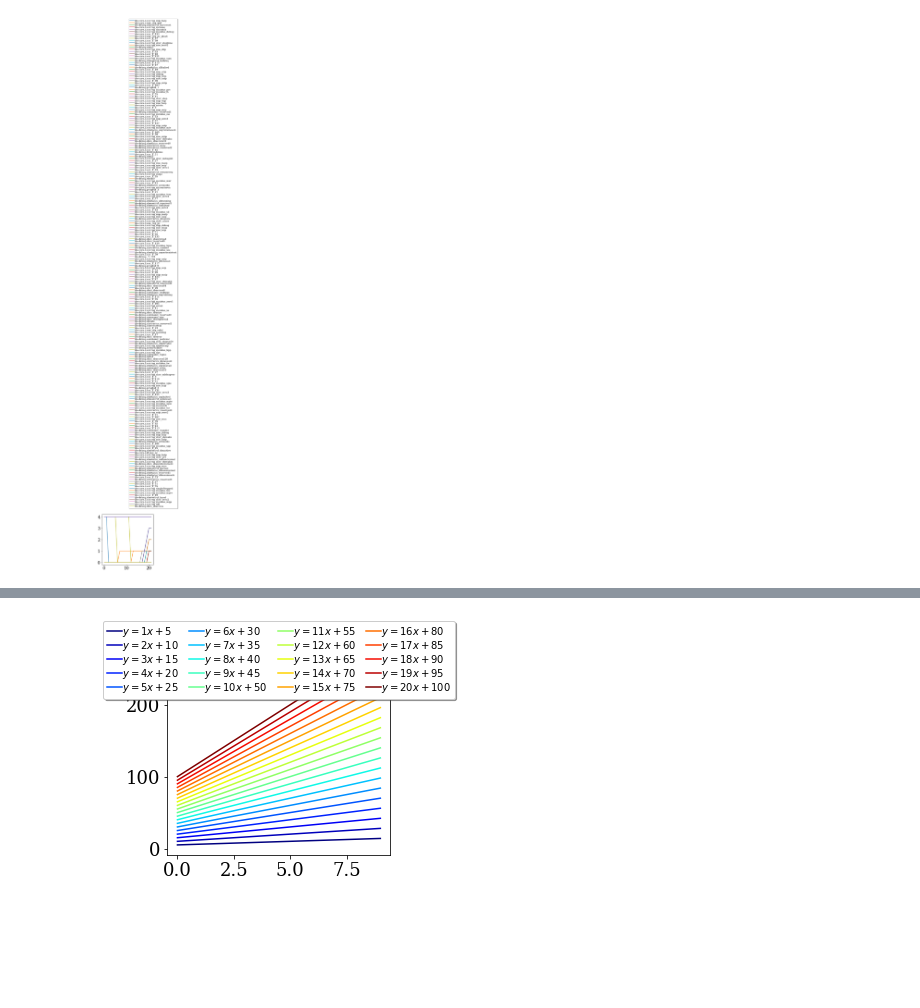
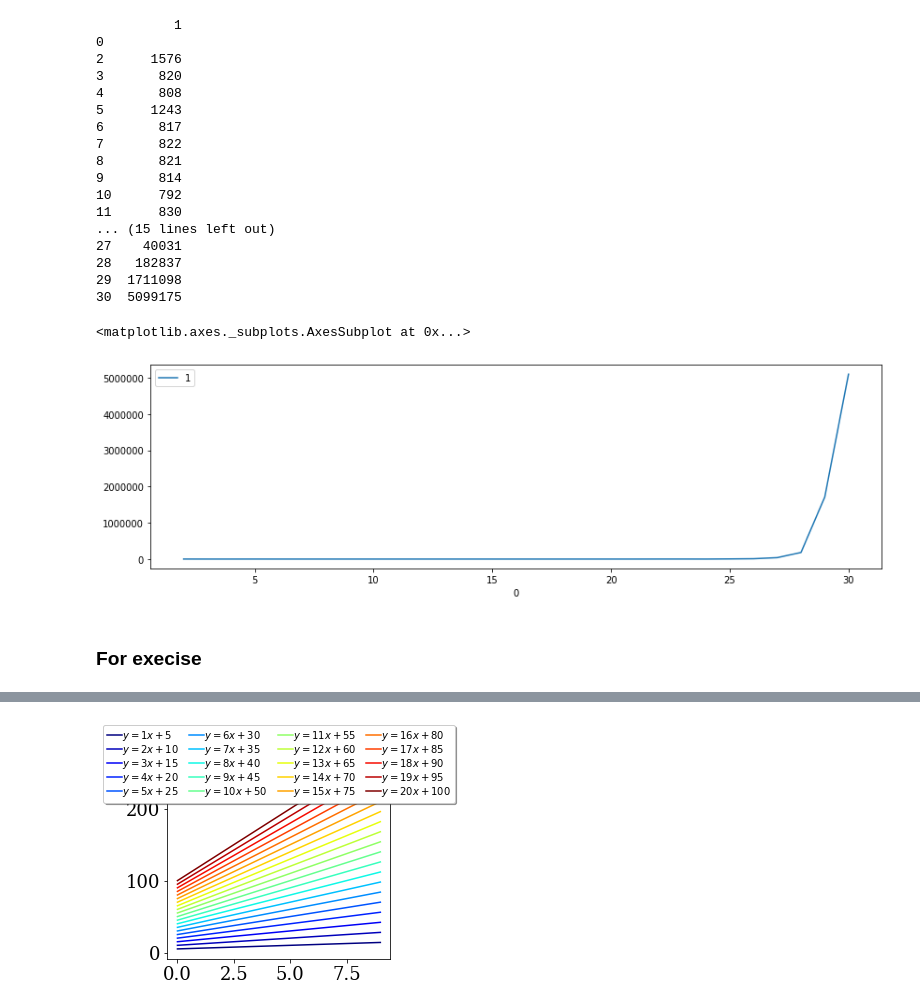
Before and after one commit to H0TSUN/Graph_meterial, a Jupyter notebook: graph_register.ipynb, the cells around one changed output, grey strips where cells are left out. Cells and saved outputs as stored; diff of their text form; code cells hidden in the pictures; blank space fills up the shorter version.

```diff
--- a/graph_register.ipynb
+++ b/graph_register.ipynb
@@ -27,22 +79,33 @@ with open('result_count.csv', newline='') as csvfile:
-# %%
-import matplotlib.pyplot as plt
-import numpy as np
-import csv
-labels = []
-with open('result_count.csv', newline='') as csvfile:
-    reader = csv.reader(csvfile)
-    for line in reader:
-        x = np.arange(22)
-        plt.plot(x, line[1:])
-        labels.append(line[0])
-
-plt.legend(labels,
-           bbox_to_anchor=[0.5, 1.1],
-           columnspacing=1.0, labelspacing=0.0,
-           handletextpad=0.0, handlelength=2.0,
-           fancybox=True, shadow=True)
-plt.yscale('linear')
-plt.show()
-# %% [output]
-[figure, removed]
+# %%
+
+import os
+import csv
+import numpy as np
+import pandas as pd
+
+df = pd.read_csv("rv5_30/raw_cycle_count.csv", header=None, index_col=0)
+print(df)
+df.plot()
+# %% [output]
+          1
+0
+2      1576
+3       820
+4       808
+5      1243
+6       817
+7       822
+8       821
+9       814
+10      792
+11      830
+... (15 lines left out)
+27    40031
+28   182837
+29  1711098
+30  5099175
+<matplotlib.axes._subplots.AxesSubplot at 0x...>
+[figure, added]
+# %% [markdown]
+### For execise
 # %%
```
Also changed, not shown: parts of 8 cells of this notebook.
